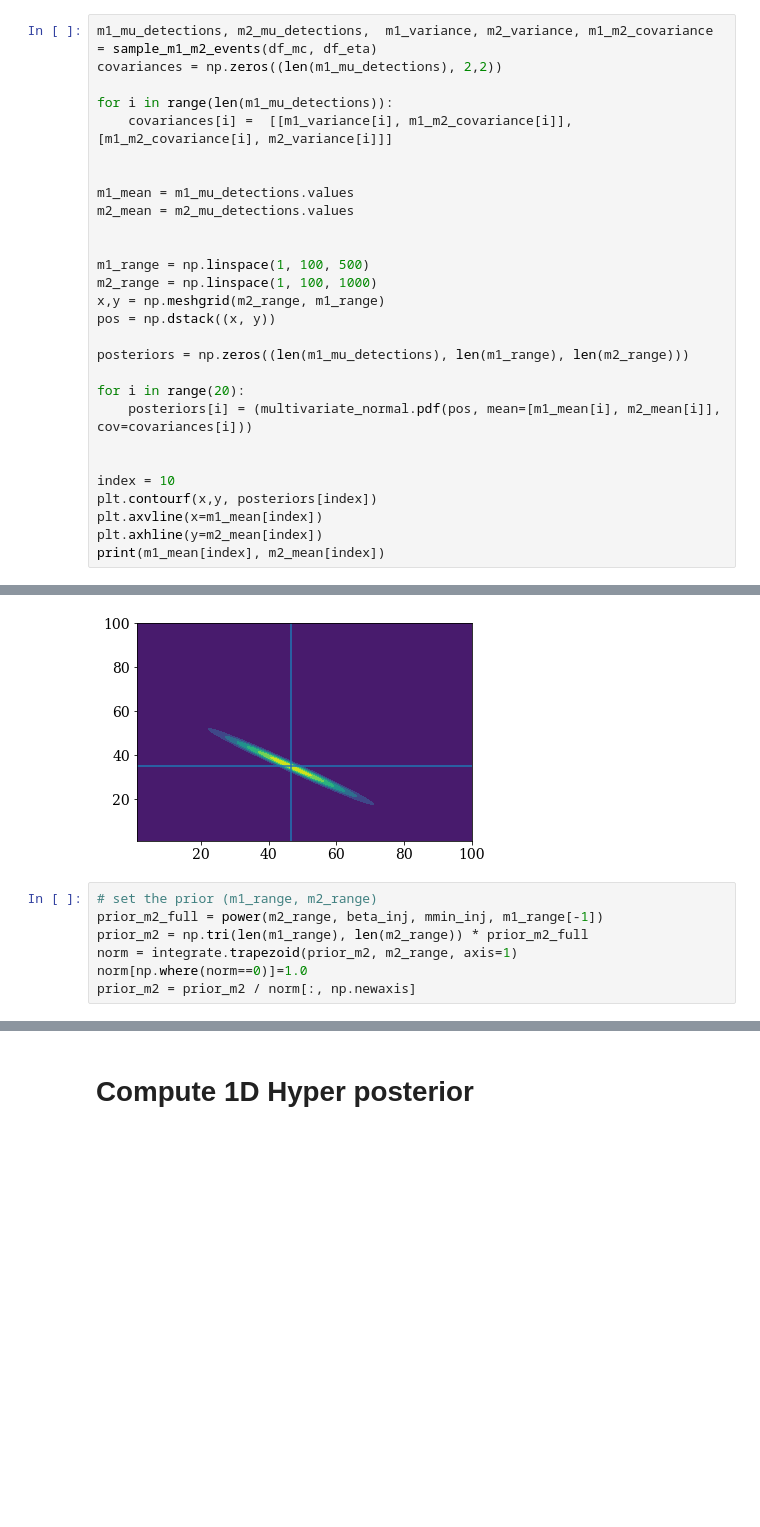
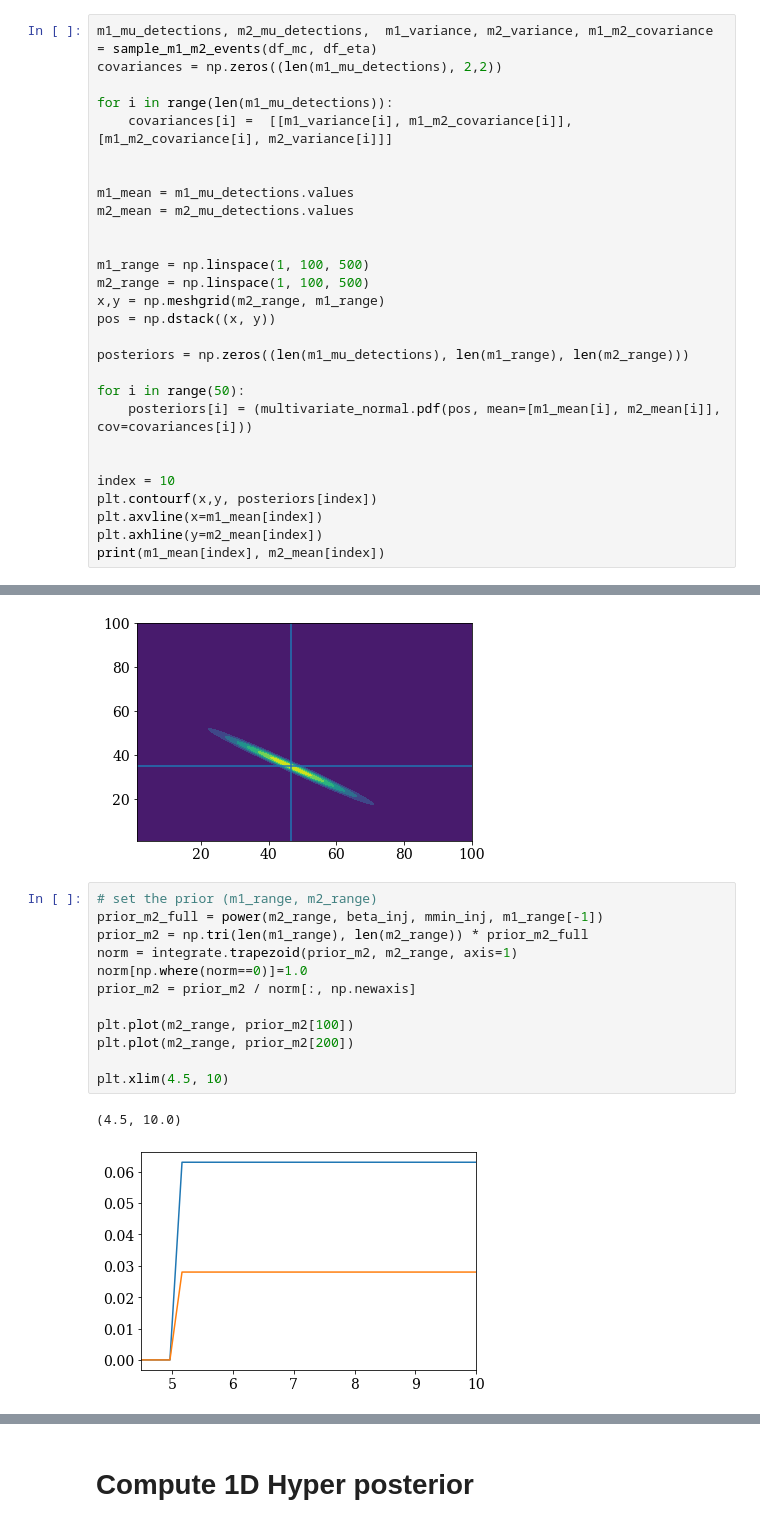
Before and after one commit to veome22/hybrid_waveforms, a Jupyter notebook: powerlaw_population_inference.ipynb, the cells around one changed output, grey strips where cells are left out. Drawn from its saved outputs; the diff is of its cells as text; blank space fills up the shorter version.

```diff
--- a/powerlaw_population_inference.ipynb
+++ b/powerlaw_population_inference.ipynb
@@ -451,13 +501,13 @@ m2_mean = m2_mu_detections.values
 
 
 m1_range = np.linspace(1, 100, 500)
-m2_range = np.linspace(1, 100, 1000)
+m2_range = np.linspace(1, 100, 500)
 x,y = np.meshgrid(m2_range, m1_range)
 pos = np.dstack((x, y))
 
 posteriors = np.zeros((len(m1_mu_detections), len(m1_range), len(m2_range)))
 
-for i in range(20):
+for i in range(50):
     posteriors[i] = (multivariate_normal.pdf(pos, mean=[m1_mean[i], m2_mean[i]], cov=covariances[i]))
 
 
@@ -472,8 +522,16 @@ print(m1_mean[index], m2_mean[index])
 # %%
 # set the prior (m1_range, m2_range)
 prior_m2_full = power(m2_range, beta_inj, mmin_inj, m1_range[-1])
 prior_m2 = np.tri(len(m1_range), len(m2_range)) * prior_m2_full
 norm = integrate.trapezoid(prior_m2, m2_range, axis=1)
 norm[np.where(norm==0)]=1.0
 prior_m2 = prior_m2 / norm[:, np.newaxis]
+
+plt.plot(m2_range, prior_m2[100])
+plt.plot(m2_range, prior_m2[200])
+
+plt.xlim(4.5, 10)
+# %% [output]
+(4.5, 10.0)
+[figure, added]
 # %%
```
Also changed, not shown: parts of 22 cells of this notebook.
